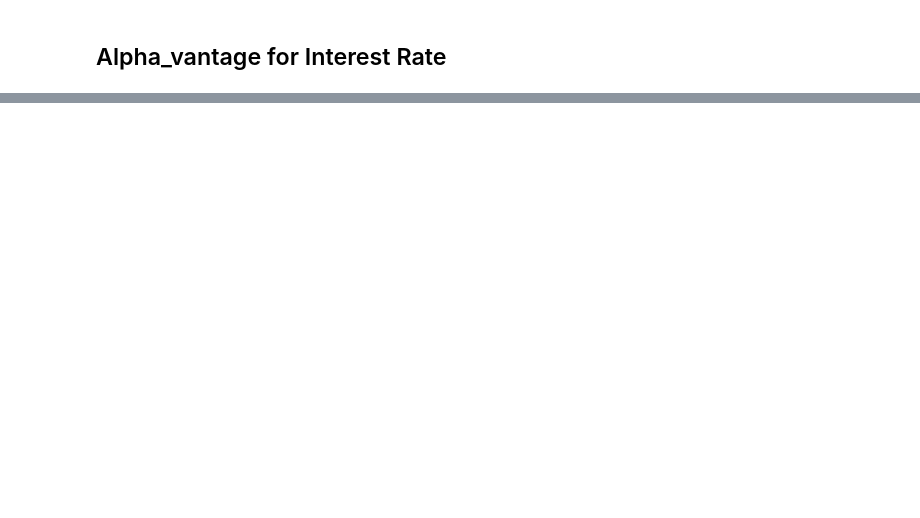
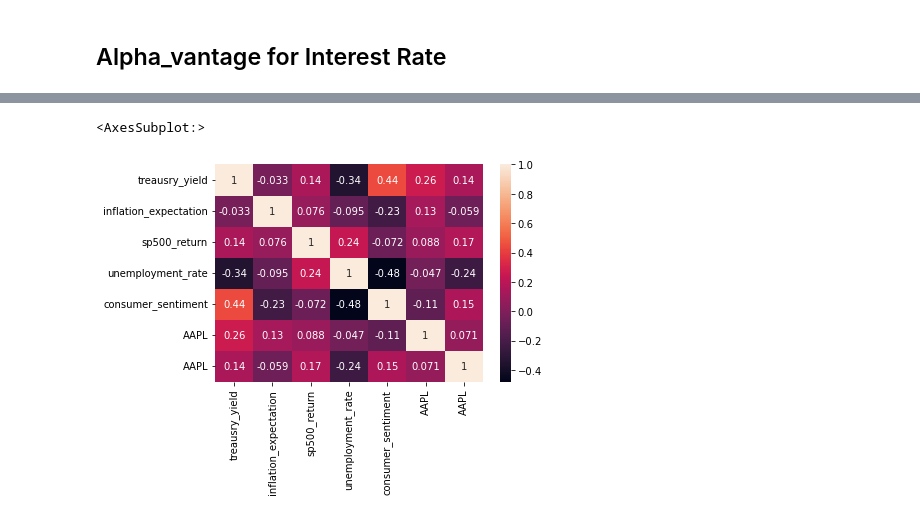
Before and after one commit to evianap/Roboadvisor, a Jupyter notebook: Obtain Stocks.ipynb, the cells around one changed output, grey strips where cells are left out. Drawn from its saved outputs; the diff is of its cells as text; code cells hidden in the pictures; blank space fills up the shorter version.

Commit message:
changes to Obtain stocks file incorporating further data changes

```diff
--- a/Obtain Stocks.ipynb
+++ b/Obtain Stocks.ipynb
@@ -183,0 +465,9 @@ Interest_Rate
+# %%
+#Need to convert this into Month and Year so the feature can be consolidated with inflation data that is provided at the end of the month
+stocks_df
+stocks_dataframe = stocks_df.copy()
+stocks_dataframe.dropna(inplace=True)
+stocks_dataframe = stocks_dataframe.reset_index()
+stocks_dataframe['date'] = stocks_dataframe['date'].dt.to_period('M')
+stocks_dataframe.set_index('date', inplace = True)
+stocks_dataframe
@@ -183,0 +510,16 @@ Interest_Rate
+# %%
+#Need to convert this into Month and Year so the feature can be consolidated with inflation data that is provided at the end of the month
+REPS_df
+EPS_dataframe = REPS_df.copy()
+EPS_dataframe.dropna(inplace=True)
+EPS_dataframe.replace('.', np.NaN, inplace=True)
+EPS_dataframe = EPS_dataframe.sort_values(by=['fiscalDateEnding'], ascending=True)
+EPS_dataframe = EPS_dataframe.dropna()
+for ticker in Tickers:
+    EPS_dataframe[ticker] = EPS_dataframe[ticker].astype(float)
+EPS_dataframe = EPS_dataframe.pct_change(periods=1)
+EPS_dataframe.dropna(inplace=True)
+EPS_dataframe = EPS_dataframe.reset_index()
+EPS_dataframe['fiscalDateEnding'] = EPS_dataframe['fiscalDateEnding'].dt.to_period('M')
+EPS_dataframe.set_index('fiscalDateEnding', inplace = True)
+EPS_dataframe
@@ -183,0 +547,3 @@ Interest_Rate
+# %%
+ticker = pd.concat([macro_features, stocks_dataframe['AAPL'],EPS_dataframe['AAPL']], axis=1, join='outer')
+ticker.tail(50)
@@ -183,0 +568,3 @@ Interest_Rate
+# %%
+ticker_corr = ticker.corr()
+ticker_corr
@@ -183,0 +580,5 @@ Interest_Rate
+# %%
+sns.heatmap(ticker_corr, annot=True)
+# %% [output]
+<AxesSubplot:>
+[figure, added]
```
Also changed, not shown: parts of 33 cells of this notebook.
